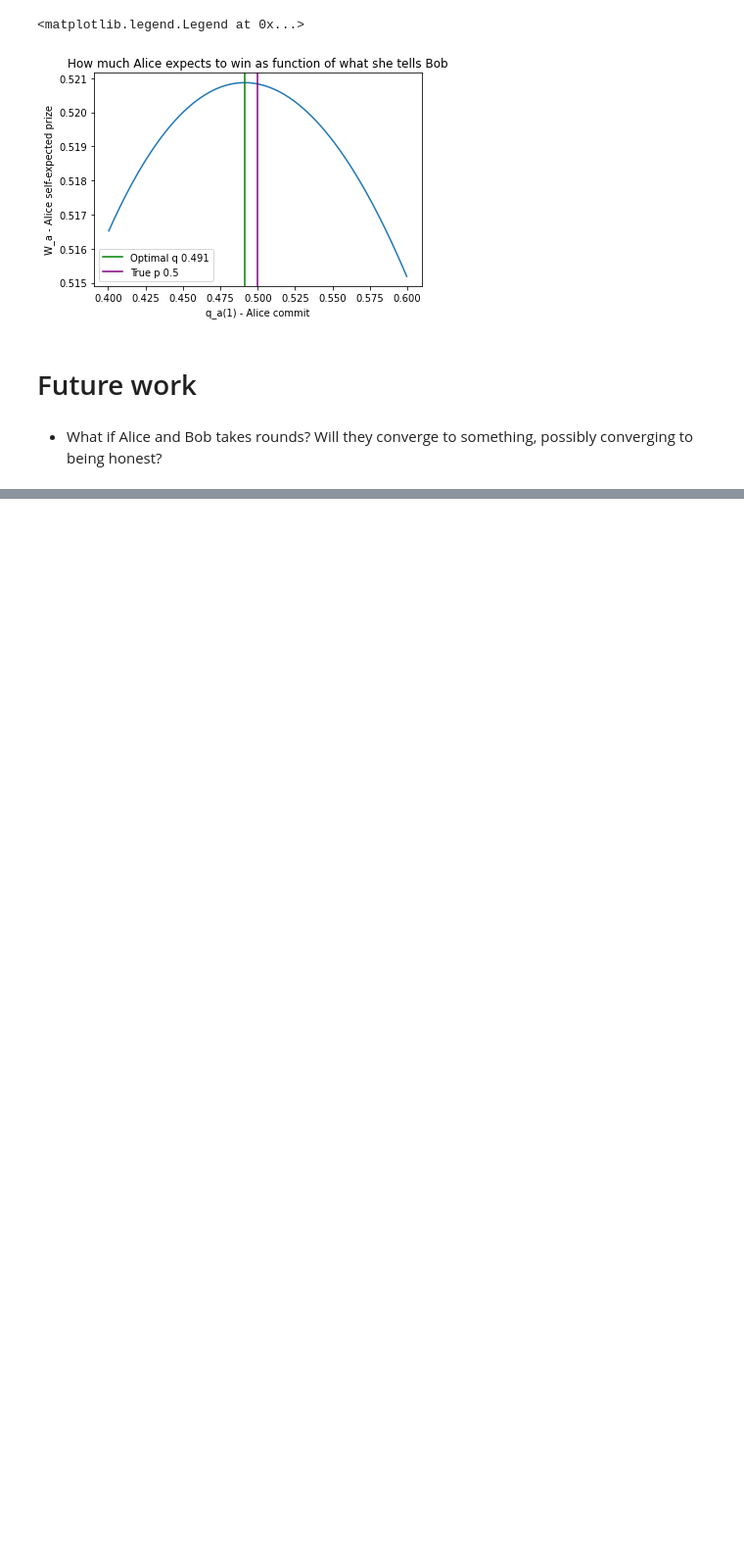
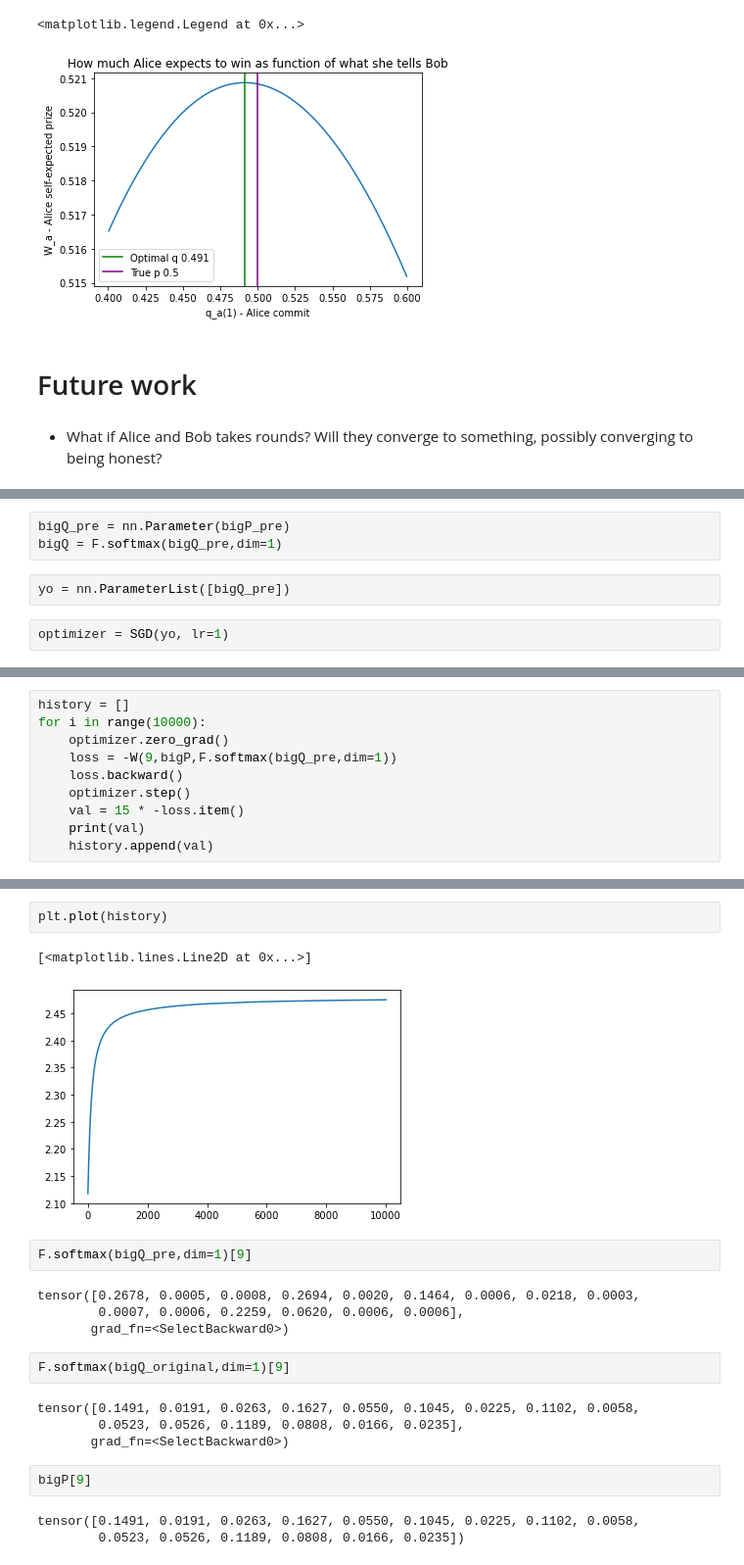
Before and after one commit to kmrasmussen/fastpages, a Jupyter notebook: _notebooks/2020-02-20-exploring_prediction_markets.ipynb, the cells around one changed output, grey strips where cells are left out. Shown: that part at 98% size. Saved outputs shown, nothing was run; the diff lists cells and outputs as text; blank space fills up the shorter version.

```diff
--- a/_notebooks/2020-02-20-exploring_prediction_markets.ipynb
+++ b/_notebooks/2020-02-20-exploring_prediction_markets.ipynb
@@ -149,0 +302,7 @@ plt.legend()
+# %%
+bigQ_pre = nn.Parameter(bigP_pre)
+bigQ = F.softmax(bigQ_pre,dim=1)
+# %%
+yo = nn.ParameterList([bigQ_pre])
+# %%
+optimizer = SGD(yo, lr=1)
@@ -149,0 +330,10 @@ plt.legend()
+# %%
+history = []
+for i in range(10000):
+    optimizer.zero_grad()
+    loss = -W(9,bigP,F.softmax(bigQ_pre,dim=1))
+    loss.backward()
+    optimizer.step()
+    val = 15 * -loss.item()
+    print(val)
+    history.append(val)
@@ -149,0 +358,22 @@ plt.legend()
+# %%
+plt.plot(history)
+# %% [output]
+[<matplotlib.lines.Line2D at 0x...>]
+[figure, added]
+# %%
+F.softmax(bigQ_pre,dim=1)[9]
+# %% [output]
+tensor([0.2678, 0.0005, 0.0008, 0.2694, 0.0020, 0.1464, 0.0006, 0.0218, 0.0003,
+        0.0007, 0.0006, 0.2259, 0.0620, 0.0006, 0.0006],
+       grad_fn=<SelectBackward0>)
+# %%
+F.softmax(bigQ_original,dim=1)[9]
+# %% [output]
+tensor([0.1491, 0.0191, 0.0263, 0.1627, 0.0550, 0.1045, 0.0225, 0.1102, 0.0058,
+        0.0523, 0.0526, 0.1189, 0.0808, 0.0166, 0.0235],
+       grad_fn=<SelectBackward0>)
+# %%
+bigP[9]
+# %% [output]
+tensor([0.1491, 0.0191, 0.0263, 0.1627, 0.0550, 0.1045, 0.0225, 0.1102, 0.0058,
+        0.0523, 0.0526, 0.1189, 0.0808, 0.0166, 0.0235])
```
Also changed, not shown: parts of 18 cells of this notebook, 9 other files.
